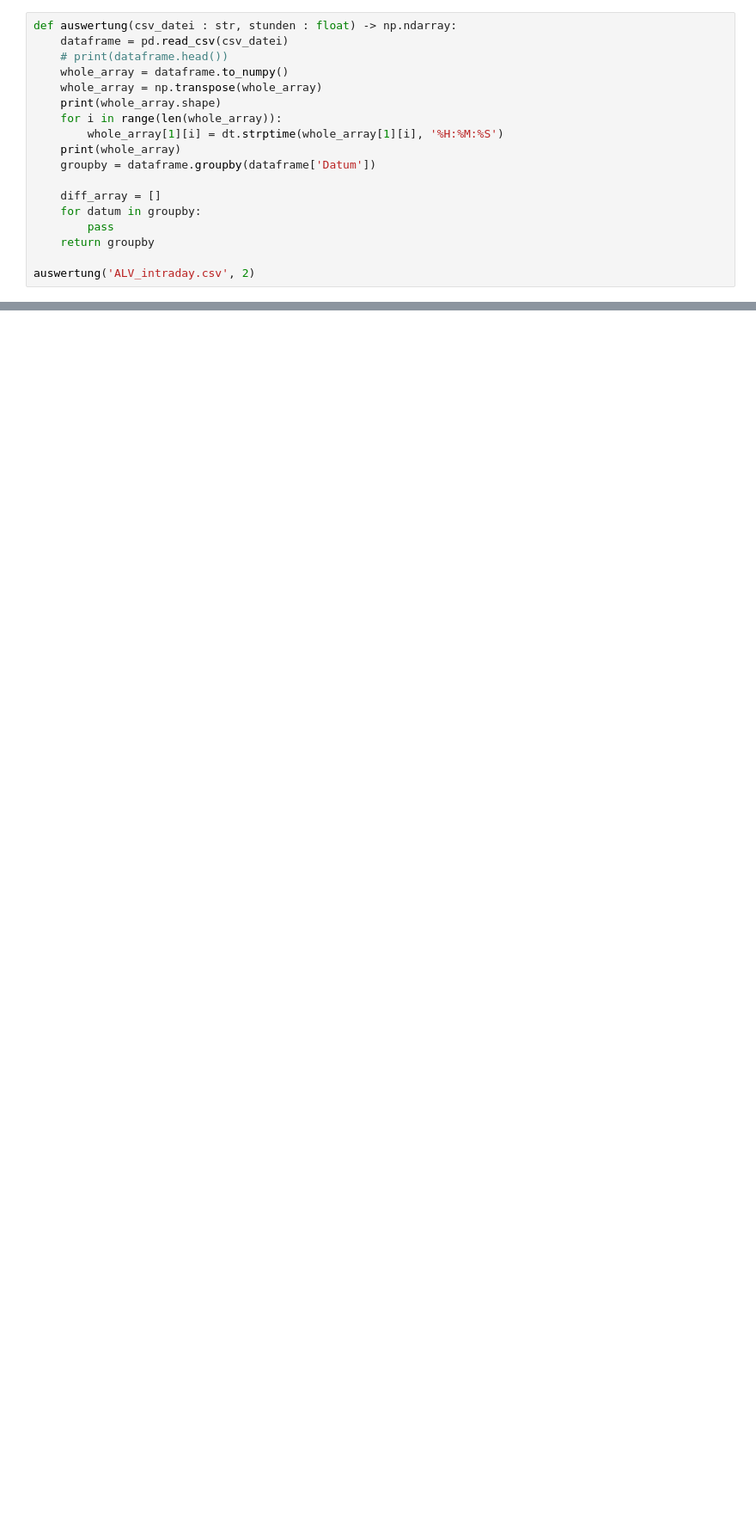
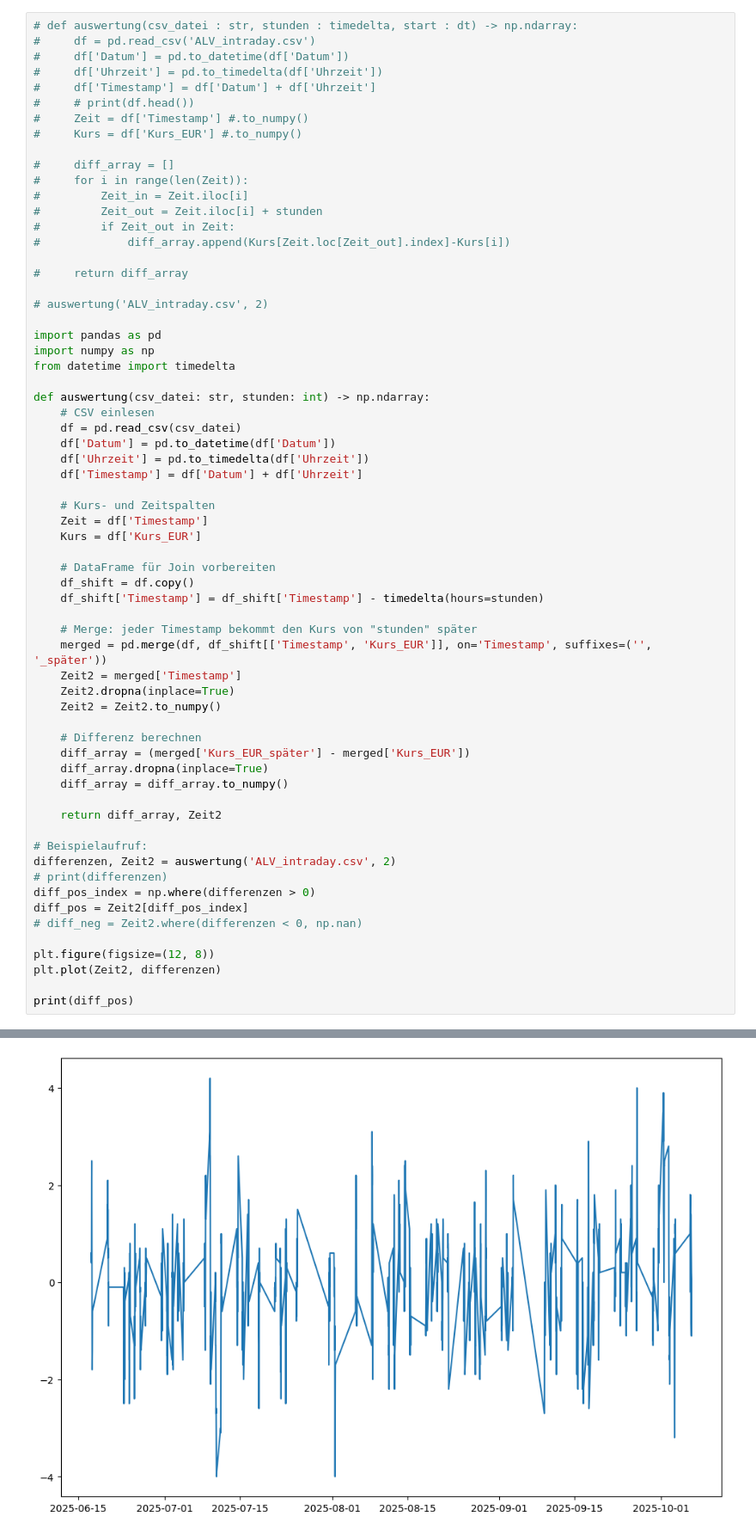
Before and after one commit to FelixSchunder/XetraIntraday, a Jupyter notebook: Auswertung.ipynb, the cells around one changed output, grey strips where cells are left out. Shown: that part at 86% size. Saved outputs shown, nothing was run; the diff lists cells and outputs as text; blank space fills up the shorter version.

Commit message:
Auswertung update

```diff
--- a/Auswertung.ipynb
+++ b/Auswertung.ipynb
@@ -7,19 +8,65 @@ from datetime import time
 # %%
-def auswertung(csv_datei : str, stunden : float) -> np.ndarray:
-    dataframe = pd.read_csv(csv_datei)
-    # print(dataframe.head())
-    whole_array = dataframe.to_numpy()
-    whole_array = np.transpose(whole_array)
-    print(whole_array.shape)
-    for i in range(len(whole_array)):
-        whole_array[1][i] = dt.strptime(whole_array[1][i], '%H:%M:%S')
-    print(whole_array)
-    groupby = dataframe.groupby(dataframe['Datum'])
+# def auswertung(csv_datei : str, stunden : timedelta, start : dt) -> np.ndarray:
+#     df = pd.read_csv('ALV_intraday.csv')
+#     df['Datum'] = pd.to_datetime(df['Datum'])
+#     df['Uhrzeit'] = pd.to_timedelta(df['Uhrzeit'])
+#     df['Timestamp'] = df['Datum'] + df['Uhrzeit']
+#     # print(df.head())
+#     Zeit = df['Timestamp'] #.to_numpy()
+#     Kurs = df['Kurs_EUR'] #.to_numpy()
 
-    diff_array = []
-    for datum in groupby:
-        pass
-    return groupby
+#     diff_array = []
+#     for i in range(len(Zeit)):
+#         Zeit_in = Zeit.iloc[i]
+#         Zeit_out = Zeit.iloc[i] + stunden
+#         if Zeit_out in Zeit:
+#             diff_array.append(Kurs[Zeit.loc[Zeit_out].index]-Kurs[i])
 
-auswertung('ALV_intraday.csv', 2)
+#     return diff_array
+
+# auswertung('ALV_intraday.csv', 2)
+
+import pandas as pd
+import numpy as np
+from datetime import timedelta
+
+def auswertung(csv_datei: str, stunden: int) -> np.ndarray:
+    # CSV einlesen
+    df = pd.read_csv(csv_datei)
+    df['Datum'] = pd.to_datetime(df['Datum'])
+    df['Uhrzeit'] = pd.to_timedelta(df['Uhrzeit'])
+    df['Timestamp'] = df['Datum'] + df['Uhrzeit']
+
+    # Kurs- und Zeitspalten
+    Zeit = df['Timestamp']
+    Kurs = df['Kurs_EUR']
+
+    # DataFrame für Join vorbereiten
+    df_shift = df.copy()
+    df_shift['Timestamp'] = df_shift['Timestamp'] - timedelta(hours=stunden)
+
+    # Merge: jeder Timestamp bekommt den Kurs von "stunden" später
+    merged = pd.merge(df, df_shift[['Timestamp', 'Kurs_EUR']], on='Timestamp', suffixes=('', '_später'))
+    Zeit2 = merged['Timestamp']
+    Zeit2.dropna(inplace=True)
+    Zeit2 = Zeit2.to_numpy()
+
+    # Differenz berechnen
+    diff_array = (merged['Kurs_EUR_später'] - merged['Kurs_EUR'])
+    diff_array.dropna(inplace=True)
+    diff_array = diff_array.to_numpy()
+
+    return diff_array, Zeit2
+
+# Beispielaufruf:
+differenzen, Zeit2 = auswertung('ALV_intraday.csv', 2)
+# print(differenzen)
+diff_pos_index = np.where(differenzen > 0)
+diff_pos = Zeit2[diff_pos_index]
+# diff_neg = Zeit2.where(differenzen < 0, np.nan)
+
+plt.figure(figsize=(12, 8))
+plt.plot(Zeit2, differenzen)
+
+print(diff_pos)
 # %% [output]
@@ -37,0 +90 @@ auswertung('ALV_intraday.csv', 2)
+[figure, added]
```
Also changed, not shown: parts of 6 cells of this notebook.
